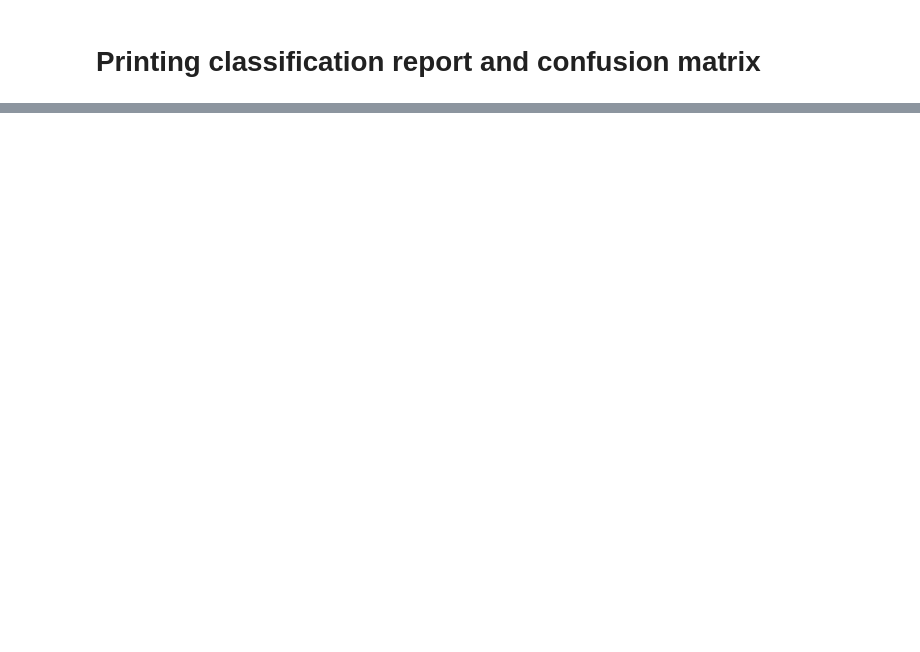
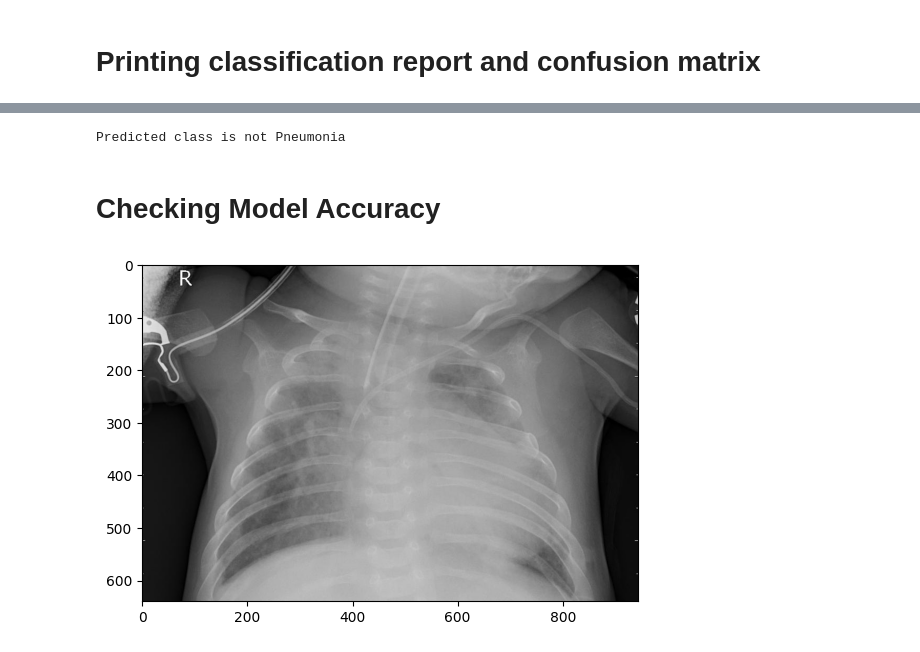
Before and after one commit to MAHMUDSWE/Machine-Learning-Lab, a Jupyter notebook: Lab Final/Problem_set_01.ipynb, the cells around one changed output, grey strips where cells are left out. Saved outputs shown, nothing was run; the diff lists cells and outputs as text; code cells hidden in the pictures; blank space fills up the shorter version.

```diff
--- a/Lab Final/Problem_set_01.ipynb
+++ b/Lab Final/Problem_set_01.ipynb
@@ -166,0 +189,15 @@ plt.show()
+# %%
+if yhat > 0.5:
+    print(f'Predicted class is Pneumonia')
+else:
+    print(f'Predicted class is not Pneumonia')
+# %% [output]
+Predicted class is not Pneumonia
+# %% [markdown]
+# Checking Model Accuracy
+# %%
+img2 = cv2.imread('/content/drive/MyDrive/Project/ML/problem01/test/PNEUMONIA/person1_virus_6.jpeg')
+plt.imshow(img2)
+plt.show()
+# %% [output]
+[figure, added]
```
Also changed, not shown: parts of 12 cells of this notebook.
